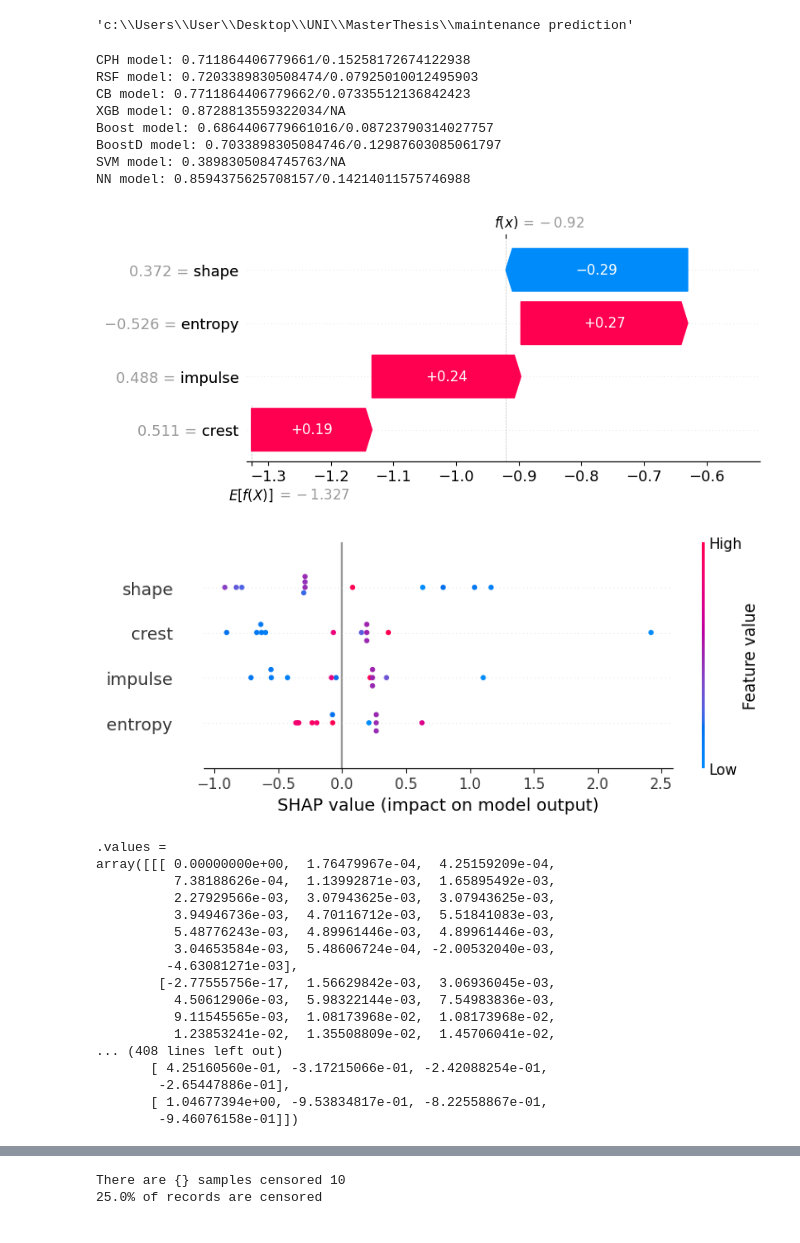
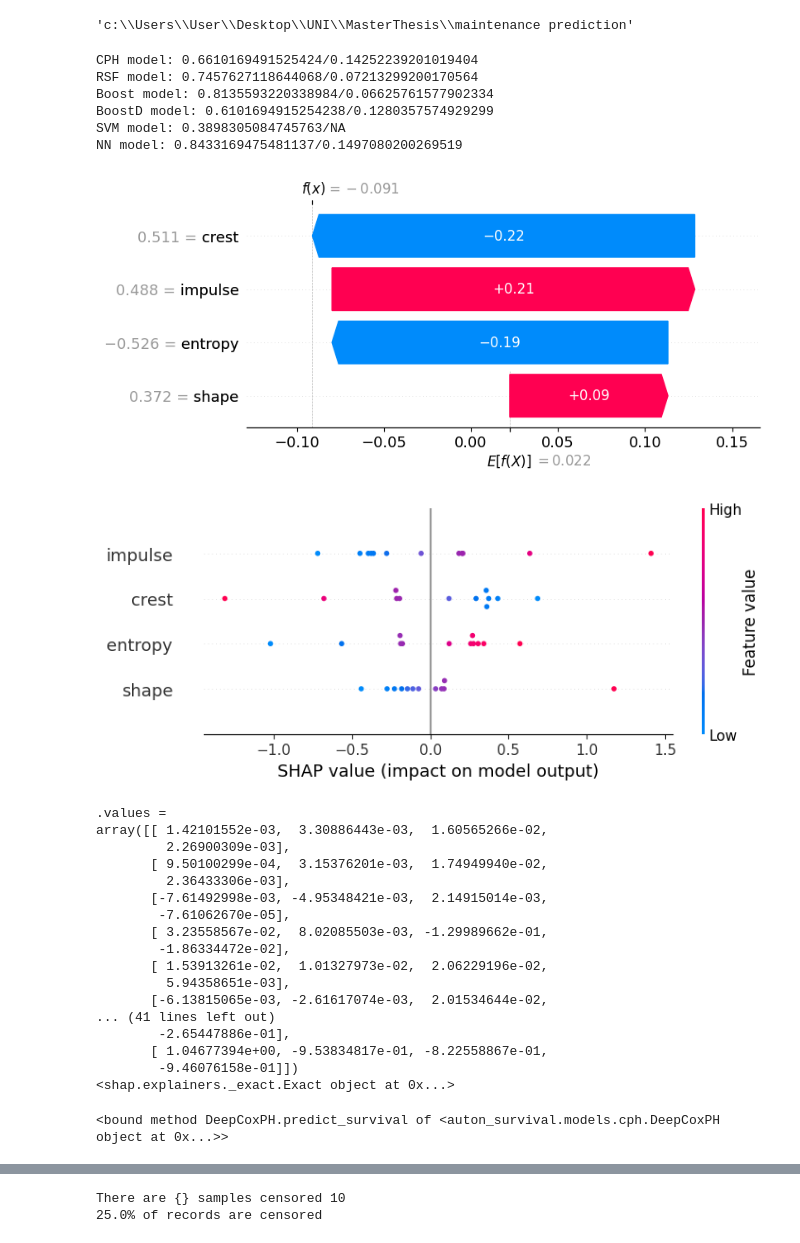
Before and after one commit to Zernez/PredictiveMaintenance, a Jupyter notebook: plotter.ipynb, the cells around one changed output, grey strips where cells are left out. Saved outputs shown, nothing was run; the diff lists cells and outputs as text; code cells hidden in the pictures.

Commit message:
Plotting feauture-selection integration test

```diff
--- a/plotter.ipynb
+++ b/plotter.ipynb
@@ -64,16 +64,14 @@ lower_NN, upper_NN = np.percentile(y_test[y_test.dtype.names[1]], [10, 90])
 times = np.arange(np.ceil(lower_NN), np.floor(upper_NN)).tolist()
 
 cph_model = regressors.Cph.make_model(regressors.Cph().get_best_params())
-cb_model = regressors.CoxBoost.make_model(regressors.CoxBoost().get_best_params())
 rsf_model = regressors.RSF.make_model(regressors.RSF().get_best_params())
-xgb_model = regressors.XGBTree.make_model(regressors.XGBTree().get_best_params())
 boost_model = regressors.GradientBoosting.make_model(regressors.GradientBoosting().get_best_params())
 boostD_model = regressors.GradientBoostingDART.make_model(regressors.GradientBoostingDART().get_best_params())
 SVM_model = regressors.SVM.make_model(regressors.SVM().get_best_params())
 NN_model = regressors.DeepSurv().make_model()
 NN_params= regressors.DeepSurv().get_best_hyperparams()
 
-best_features = SelectKBest4(X_train, y_train, xgb_model).get_features()
+best_features = SelectKBest4(X_train, y_train, boost_model).get_features()
 X_train, X_test, X_train_NN, X_test_NN = X_train.loc[:,best_features], X_test.loc[:,best_features], X_train_NN.loc[:,best_features], X_test_NN.loc[:,best_features]
 
 x= X_train_NN.to_numpy()
@@ -82,9 +80,6 @@ e= y_train_NN.loc[:,"event"].to_numpy()
 
 cph_model.fit(X_train, y_train)
 rsf_model.fit(X_train, y_train)
-cb_model.fit(X_train, y_train)
-y_train_xgb = [x[1] if x[0] else -x[1] for x in y_train]
-xgb_model.fit(X_train, y_train_xgb)
 boost_model.fit(X_train, y_train)
 boostD_model.fit(X_train, y_train)
 SVM_model.fit(X_train, y_train)
@@ -92,7 +87,6 @@ NN_model.fit(x, t, e, vsize=0.2, iters= 40, **NN_params)
 
 cph_surv_func = survival.predict_survival_function(cph_model, X_test, y_test, lower, upper)
 rsf_surv_func = survival.predict_survival_function(rsf_model, X_test, y_test, lower, upper)
-cb_surv_func = survival.predict_survival_function(cb_model, X_test, y_test, lower, upper)
 boost_surv_func = survival.predict_survival_function(boost_model, X_test, y_test, lower, upper)
 boostD_surv_func = survival.predict_survival_function(boostD_model, X_test, y_test, lower, upper)
 x= X_test_NN.to_numpy()
@@ -100,7 +94,6 @@ NN_surv_func = NN_model.predict_survival(x, times)
 
 cph_hazard_func = survival.predict_hazard_function(cph_model, X_test, y_test, lower, upper)
 rsf_hazard_func = survival.predict_hazard_function(rsf_model, X_test, y_test, lower, upper)
-cb_hazard_func = survival.predict_hazard_function(cb_model, X_test, y_test, lower, upper)
 boost_hazard_func = survival.predict_hazard_function(boost_model, X_test, y_test, lower, upper)
 boostD_hzazard_func = survival.predict_hazard_function(boostD_model, X_test, y_test, lower, upper)
 NN_hazard_func = NN_model.predict_risk(x, times)
@@ -114,10 +107,6 @@ cph_c_index = concordance_index_censored(y_test['Event'], y_test['Survival_time'
                                             cph_model.predict(X_test))[0]
 rsf_c_index = concordance_index_censored(y_test['Event'], y_test['Survival_time'],
                                             rsf_model.predict(X_test))[0]
-cb_c_index = concordance_index_censored(y_test['Event'], y_test['Survival_time'],
-                                        cb_model.predict(X_test))[0]
-xgb_c_index = concordance_index_censored(y_test['Event'], y_test['Survival_time'],
-                                            xgb_model.predict(X_test))[0]
 boost_c_index = concordance_index_censored(y_test['Event'], y_test['Survival_time'],
                                             boost_model.predict(X_test))[0]
 boostD_c_index = concordance_index_censored(y_test['Event'], y_test['Survival_time'],
@@ -136,10 +125,6 @@ cph_bs = approx_brier_score(y_test, cph_surv_probs)
 rsf_surv_probs = pd.DataFrame(np.row_stack([fn(time_bins) for fn in rsf_model.predict_survival_function(X_test)]))
 rsf_bs = approx_brier_score(y_test, rsf_surv_probs)
 
-# CB BS
-cb_surv_probs = pd.DataFrame(np.row_stack([fn(time_bins) for fn in cb_model.predict_survival_function(X_test)]))
-cb_bs = approx_brier_score(y_test, cb_surv_probs)
-
 # Boost BS
 boost_surv_probs = pd.DataFrame(np.row_stack([fn(time_bins) for fn in boost_model.predict_survival_function(X_test)]))
 boost_bs = approx_brier_score(y_test, boost_surv_probs)
@@ -154,74 +139,69 @@ NN_bs = np.mean(survival_regression_metric('brs', y_test_NN,
                                                 times=times))
 
 print(f"CPH model: {cph_c_index}/{cph_bs}")
 print(f"RSF model: {rsf_c_index}/{rsf_bs}")
-print(f"CB model: {cb_c_index}/{cb_bs}")
-print(f"XGB model: {xgb_c_index}/NA")
 print(f"Boost model: {boost_c_index}/{boost_bs}")
 print(f"BoostD model: {boostD_c_index}/{boostD_bs}")
 print(f"SVM model: {SVM_c_index}/NA")
 print(f"NN model: {NN_c_index}/{NN_bs}")
 
 shap_pack= []
 
 # Make SHAP values
 
-explainer = shap.TreeExplainer(xgb_model)
-shap_values = explainer.shap_values(X_test)
-shap_interaction_values = explainer.shap_interaction_values(X_test)
-
 explainer_CPH = shap.Explainer(cph_model.predict, X_test)
 shap_values_CPH = explainer_CPH(X_test)
-
-explainer_CB = shap.Explainer(cb_model.predict, X_test)
-shap_values_CB = explainer_CB(X_test)
 
 explainer_RSF = shap.Explainer(rsf_model.predict, X_test)
 shap_values_RSF = explainer_RSF(X_test)
 
 explainer_B = shap.Explainer(boost_model.predict, X_test)
 shap_values_B = explainer_B(X_test)
 
 explainer_BD = shap.Explainer(boostD_model.predict, X_test)
 shap_values_BD = explainer_BD(X_test)
 
 explainer_NN = shap.Explainer(NN_model.predict_survival, X_test)
 shap_values_NN = explainer_NN(X_test)
 
-shap.plots.waterfall(shap_values_CB[0])
-shap.plots.beeswarm(shap_values_CB)
+shap.plots.waterfall(shap_values_CPH[0])
+shap.plots.beeswarm(shap_values_CPH)
 # %% [output]
-CPH model: 0.711864406779661/0.15258172674122938
-RSF model: 0.7203389830508474/0.07925010012495903
-CB model: 0.7711864406779662/0.07335512136842423
-XGB model: 0.8728813559322034/NA
-Boost model: 0.6864406779661016/0.08723790314027757
-BoostD model: 0.7033898305084746/0.12987603085061797
+CPH model: 0.6610169491525424/0.14252239201019404
+RSF model: 0.7457627118644068/0.07213299200170564
+Boost model: 0.8135593220338984/0.06625761577902334
+BoostD model: 0.6101694915254238/0.1280357574929299
 SVM model: 0.3898305084745763/NA
-NN model: 0.8594375625708157/0.14214011575746988
+NN model: 0.8433169475481137/0.1497080200269519
-[figure, old version]
+[figure, new version]
-[figure, old version]
+[figure, new version]
 # %%
 shap_values_NN2 = shap_values_NN
+explainer_NN2= explainer_NN
 
 print(shap_values_NN2)
+print(explainer_NN2)
 # %% [output]
 .values =
-array([[[ 0.00000000e+00,  1.76479967e-04,  4.25159209e-04,
-          7.38188626e-04,  1.13992871e-03,  1.65895492e-03,
-          2.27929566e-03,  3.07943625e-03,  3.07943625e-03,
-          3.94946736e-03,  4.70116712e-03,  5.51841083e-03,
-          5.48776243e-03,  4.89961446e-03,  4.89961446e-03,
-          3.04653584e-03,  5.48606724e-04, -2.00532040e-03,
-         -4.63081271e-03],
-        [-2.77555756e-17,  1.56629842e-03,  3.06936045e-03,
-          4.50612906e-03,  5.98322144e-03,  7.54983836e-03,
-          9.11545565e-03,  1.08173968e-02,  1.08173968e-02,
-          1.23853241e-02,  1.35508809e-02,  1.45706041e-02,
-... (408 lines left out)
-       [ 4.25160560e-01, -3.17215066e-01, -2.42088254e-01,
+array([[ 1.42101552e-03,  3.30886443e-03,  1.60565266e-02,
+         2.26900309e-03],
+       [ 9.50100299e-04,  3.15376201e-03,  1.74949940e-02,
+         2.36433306e-03],
+       [-7.61492998e-03, -4.95348421e-03,  2.14915014e-03,
+        -7.61062670e-05],
+       [ 3.23558567e-02,  8.02085503e-03, -1.29989662e-01,
+        -1.86334472e-02],
+       [ 1.53913261e-02,  1.01327973e-02,  2.06229196e-02,
+         5.94358651e-03],
+       [-6.13815065e-03, -2.61617074e-03,  2.01534644e-02,
+... (41 lines left out)
         -2.65447886e-01],
        [ 1.04677394e+00, -9.53834817e-01, -8.22558867e-01,
         -9.46076158e-01]])
+<shap.explainers._exact.Exact object at 0x...>
+# %%
+print (NN_model.predict_survival)
+# %% [output]
+<bound method DeepCoxPH.predict_survival of <auton_survival.models.cph.DeepCoxPH object at 0x...>>
 # %%
 #shap_values_NN2[0].values = shap_values_NN2[0].values[0][0]
```
Also changed, not shown: parts of 11 cells of this notebook, 23 other files.
